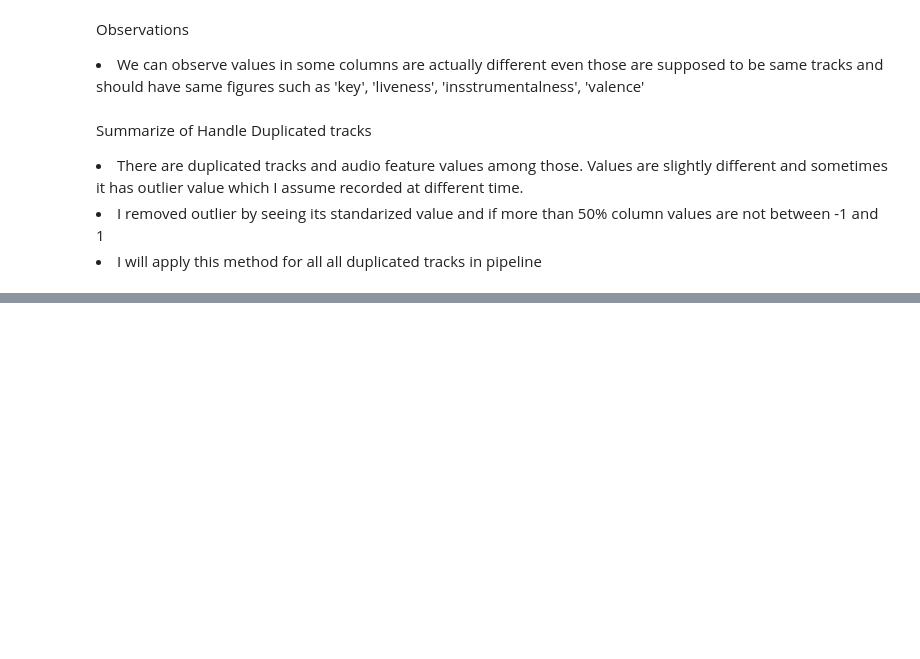
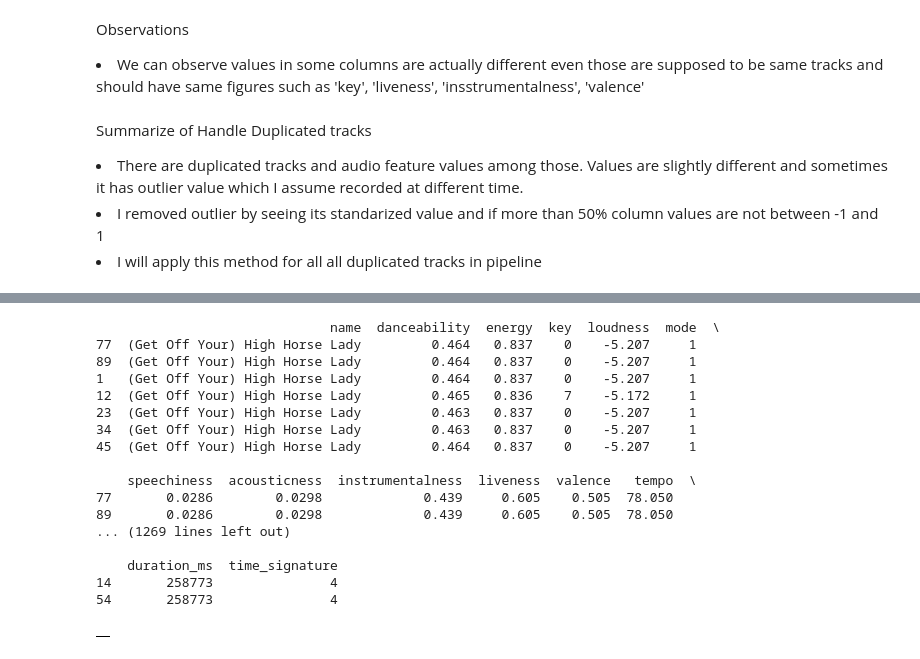
Before and after one commit to ShunOyama/Spotify_API, a Jupyter notebook: src/notebook/spotify_Oasis_EDA.ipynb, the cells around one changed output, grey strips where cells are left out. Saved outputs shown, nothing was run; the diff lists cells and outputs as text; code cells hidden in the pictures; blank space fills up the shorter version.

Commit message:
create temp function to remove duplicated tracks

```diff
--- a/src/notebook/spotify_clustering_EDA.ipynb
+++ b/src/notebook/spotify_Oasis_EDA.ipynb
@@ -237,3 +237,26 @@ Summarize of Handle Duplicated tracks<br>
 <li>There are duplicated tracks and audio feature values among those. Values are slightly different and sometimes it has outlier value which I assume recorded at different time.</li>
 <li>I removed outlier by seeing its standarized value and if more than 50% column values are not between -1 and 1</li>
 <li>I will apply this method for all all duplicated tracks in pipeline</li>
+# %%
+# Create function. Later I can put this to pipeline.
+
+def duplicated_tracks_handler(original_artist_df):
+
+    artist_df = original_artist_df.copy()
+
+    # Get duplicated tracks and counts
+    track_count_df = artist_df['name'].value_counts().to_frame().reset_index()
+    track_count_df_duplicates = track_count_df[track_count_df['name']>1]
+    duplicated_tracks = list(track_count_df_duplicates['index'].unique())
+
+    duplicated_tracks_df = artist_df[artist_df['name'].isin(duplicated_tracks)]
+
+
+
+
+
+    return duplicated_tracks_df
+# %%
+sample_return_df = duplicated_tracks_handler(oasis_df)
+
+sample_return_df['name'].value_counts()
@@ -239,0 +276,24 @@ Summarize of Handle Duplicated tracks<br>
+# %%
+sample_return_df.groupby(['name']).apply(lambda x:print(x))
+
+def remove_outlier(track_df):
+    print(track_df['name'])
+# %% [output]
+                              name  danceability  energy  key  loudness  mode  \
+77  (Get Off Your) High Horse Lady         0.464   0.837    0    -5.207     1
+89  (Get Off Your) High Horse Lady         0.464   0.837    0    -5.207     1
+1   (Get Off Your) High Horse Lady         0.464   0.837    0    -5.207     1
+12  (Get Off Your) High Horse Lady         0.465   0.836    7    -5.172     1
+23  (Get Off Your) High Horse Lady         0.463   0.837    0    -5.207     1
+34  (Get Off Your) High Horse Lady         0.463   0.837    0    -5.207     1
+45  (Get Off Your) High Horse Lady         0.464   0.837    0    -5.207     1
+
+    speechiness  acousticness  instrumentalness  liveness  valence   tempo  \
+77       0.0286        0.0298             0.439     0.605    0.505  78.050
+89       0.0286        0.0298             0.439     0.605    0.505  78.050
+... (1269 lines left out)
+
+    duration_ms  time_signature
+14       258773               4
+54       258773               4
+|  |
```
Also changed, not shown: parts of 1 cell of this notebook.
